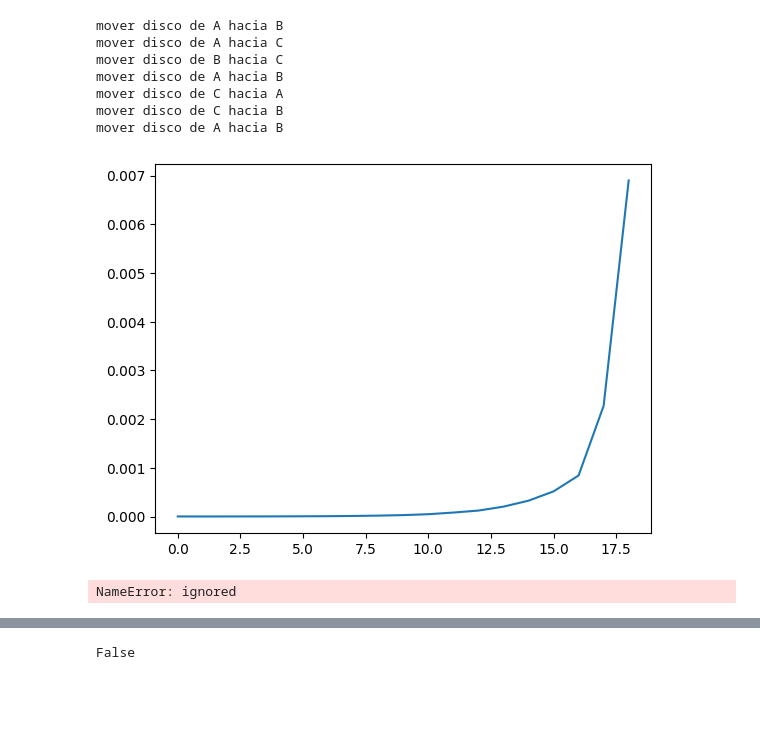
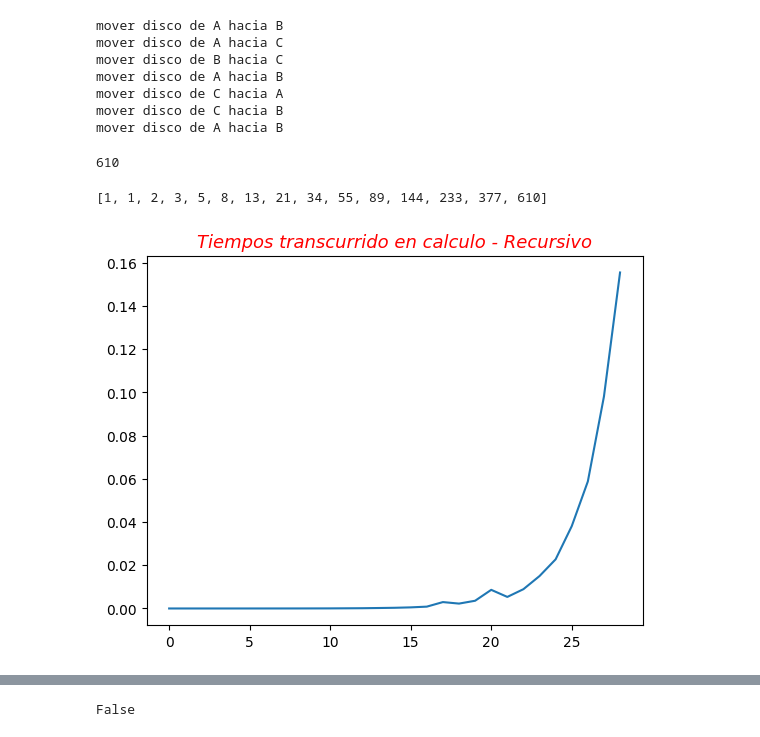
Before and after one commit to CeSaRLoPeZArTeAgA/Metodos_Computacionales-IMCA, a Jupyter notebook: Clase_Recursividad.ipynb, the cells around one changed output, grey strips where cells are left out. Drawn from its saved outputs; the diff is of its cells as text; code cells hidden in the pictures; blank space fills up the shorter version.

```diff
--- a/Clase_Recursividad.ipynb
+++ b/Clase_Recursividad.ipynb
@@ -92,7 +92,7 @@ mover disco de C hacia B
 mover disco de A hacia B
 # %%
 tiempos_hanoi=[]
-for i in range(1,18):
+for i in range(1,12):
   inicio=time.perf_counter()
   moverTorre(i,"A","B","C")
   fin=time.perf_counter()
@@ -118,30 +119,41 @@ def fibo_iter(n):
     fib_sig=fib_previo+fib_actual
     fib_previo,fib_actual=fib_actual,fib_sig
   return fib_actual
-# %%
-[fibo_recur(n) for n in range(1,7)]
-
-tiempos_fiboRec=[]
-for i in range(1,20):
-  inicio=time.time()
-  fibo_recur(i)
-  fin=time.time()
-  tiempos_fiboRec.append(fin-inicio)
-
-plt.plot(tiempos_fiboRec)
-plt.show()
-# %% [output]
-[figure, removed]
+# %%
+'calculo de la posicion 15 en la serie de fibonacci'
+fibo_recur(15)
+fibo_iter(15)
+# %% [output]
+610
+# %%
+'calculo de la serie de fibonacci'
+[fibo_recur(n) for n in range(1,16)]
+[fibo_iter(n) for n in range(1,16)]
+# %% [output]
+[1, 1, 2, 3, 5, 8, 13, 21, 34, 55, 89, 144, 233, 377, 610]
 # %%
+'Calculo de tiempo de usado en los calculos'
+import time
+import matplotlib.pyplot as plt
+
+tiempos_fiboRec=[]
+for i in range(1,30):
+  inicio=time.time()
+  fibo_recur(i)
+  fin=time.time()
+  tiempos_fiboRec.append(fin-inicio)
 
 tiempos_fiboIte=[]
-for i in range(1,20):
+for i in range(1,30):
   inicio=time.time()
   fibo_iter(i)
   fin=time.time()
   tiempos_fiboIte.append(fin-inicio)
-
-plt.plot(tiempos_fiboIte)
-plt.show()
-# %% [output]
-NameError: ignored
+# %%
+'Ploteo de los tiempos usado - Recursivo'
+plt.title('Tiempos transcurrido en calculo - Recursivo',fontsize=13,
+          color="red",style="italic")
+plt.plot(tiempos_fiboRec)
+plt.show()
+# %% [output]
+[figure, added]
```
Also changed, not shown: parts of 9 cells of this notebook.
